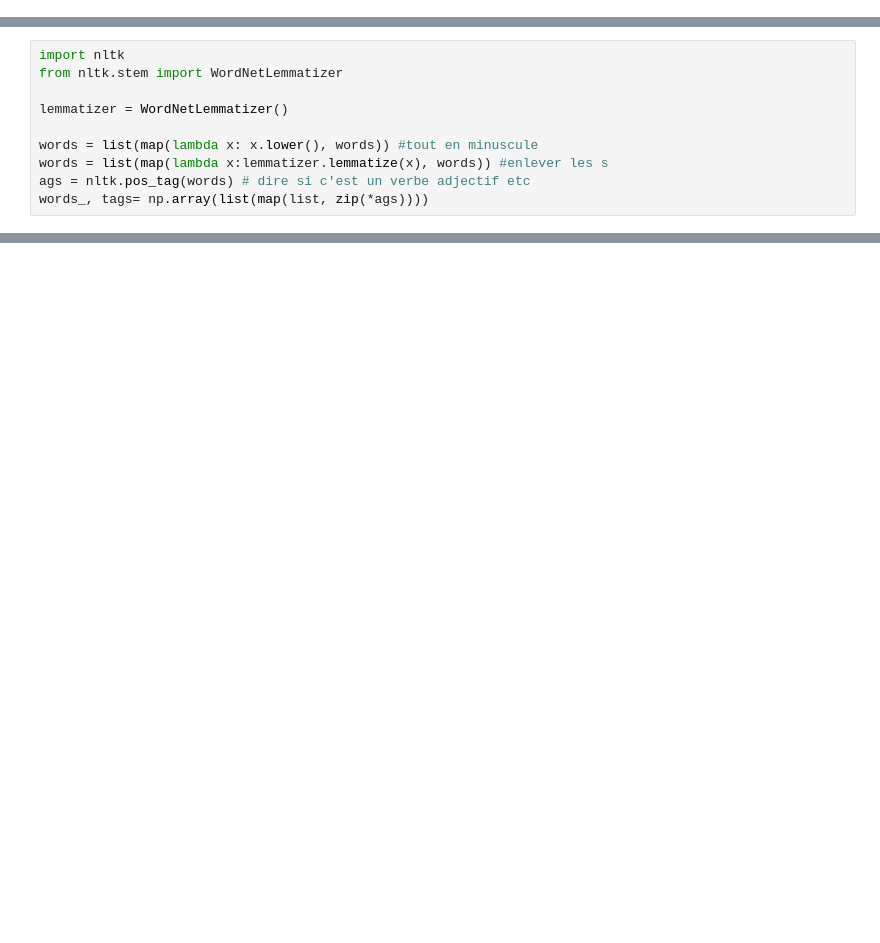
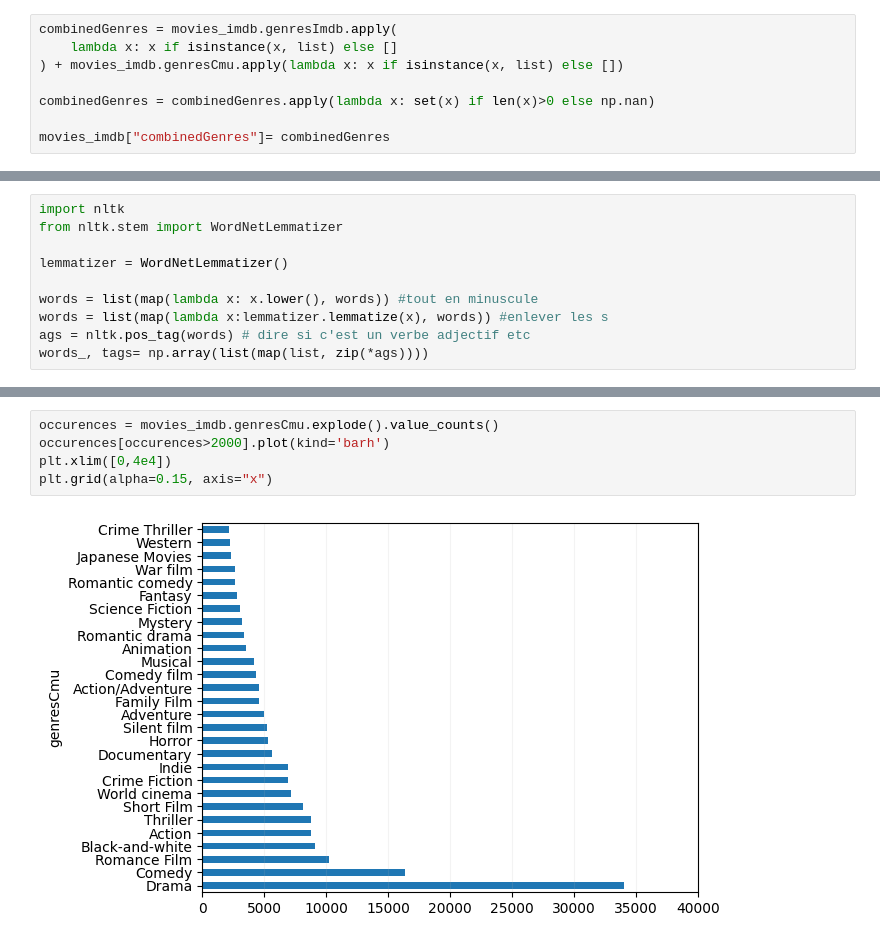
Before and after one commit to epfl-ada/ada-2023-project-lovelace, a Jupyter notebook: Code/val.ipynb, the cells around one changed output, grey strips where cells are left out. Drawn from its saved outputs; the diff is of its cells as text; blank space fills up the shorter version.

```diff
--- a/Code/val.ipynb
+++ b/Code/val.ipynb
@@ -27,0 +19,8 @@ movies_imdb = pd.read_csv(DATA_FOLDER + 'movies_imdb.csv',
+# %%
+combinedGenres = movies_imdb.genresImdb.apply(
+    lambda x: x if isinstance(x, list) else []
+) + movies_imdb.genresCmu.apply(lambda x: x if isinstance(x, list) else [])
+
+combinedGenres = combinedGenres.apply(lambda x: set(x) if len(x)>0 else np.nan)
+
+movies_imdb["combinedGenres"]= combinedGenres
@@ -77,0 +120,7 @@ Index(['film', 'drama', 'comedy', 'action', 'thriller', 'fiction', 'romance',
+# %%
+occurences = movies_imdb.genresCmu.explode().value_counts()
+occurences[occurences>2000].plot(kind='barh')
+plt.xlim([0,4e4])
+plt.grid(alpha=0.15, axis="x")
+# %% [output]
+[figure, added]
```
Also changed, not shown: parts of 14 cells of this notebook.
